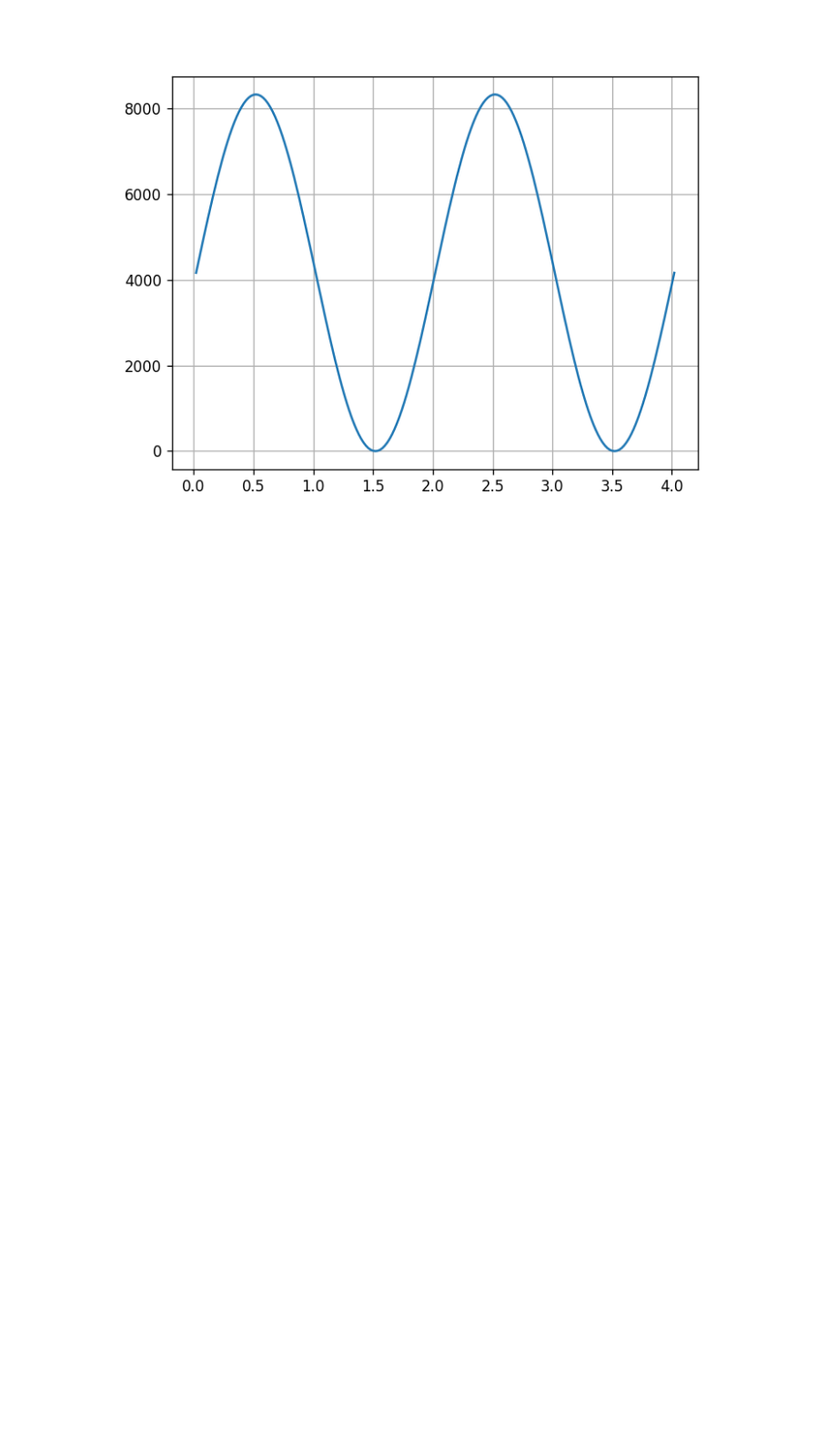
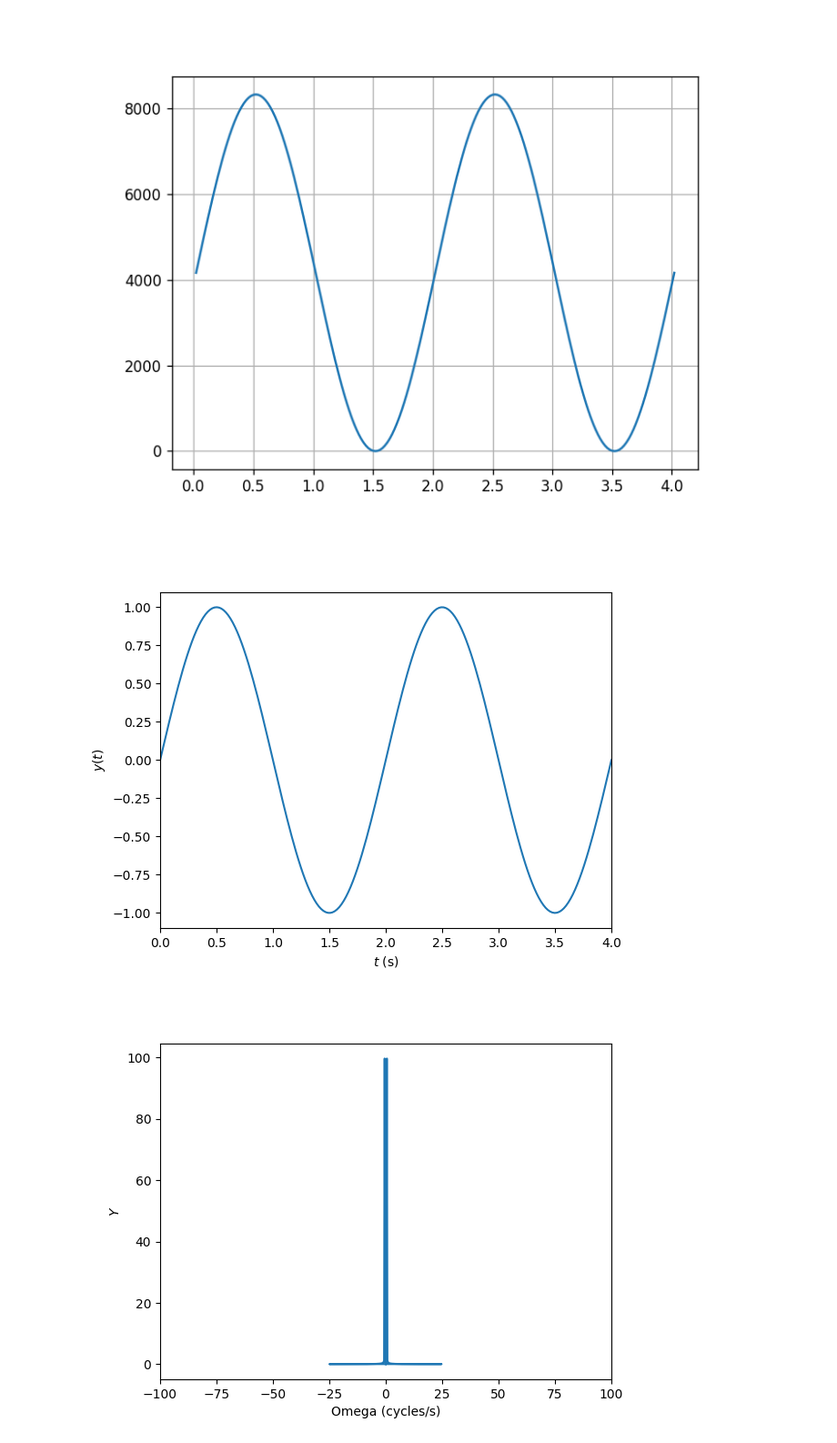
Before and after one commit to Taras2r/FluxCtrlPGE, a Jupyter notebook: FluxCtrl.ipynb, the cells around one changed output. Shown at 91% size. Saved outputs shown, nothing was run; the diff lists cells and outputs as text; code cells hidden in the pictures; blank space fills up the shorter version.

```diff
--- a/FluxCtrl.ipynb
+++ b/FluxCtrl.ipynb
@@ -47,3 +59,34 @@ plt.show()
 # %% [output]
 [figure]
 [figure]
+# %%
+# Generate a signal
+samplingFreq = 50; # sampled at 1 kHz = 1000 samples / second
+tlims = [0,4]        # in seconds
+signalFreq = [0.5,5]; # Cycles / second
+signalMag = [1,0.0]; # magnitude of each sine
+t = np.linspace(tlims[0],tlims[1],(tlims[1]-tlims[0])*samplingFreq)
+y = signalMag[0]*np.sin(2*np.pi*signalFreq[0]*t) + signalMag[1]*np.sin(2*np.pi*signalFreq[1]*t)
+
+# Compute the Fourier transform
+yhat = np.fft.fft(y);
+fcycles = np.fft.fftfreq(len(t),d=1.0/samplingFreq); # the frequencies in cycles/s
+
+# Plot the signal
+# plt.clf()
+plt.figure()
+plt.plot(t,y);
+plt.ylabel("$y(t)$");
+plt.xlabel("$t$ (s)");
+plt.xlim([min(t),max(t)]);
+plt.show()
+
+# Plot the power spectrum
+plt.figure()
+plt.plot(fcycles,np.absolute(yhat));
+plt.xlim([-100,100]);
+plt.xlabel("Omega (cycles/s)");
+plt.ylabel("$Y$");
+# %% [output]
+[figure, added]
+[figure, added]
```
Also changed, not shown: parts of 8 cells of this notebook, 2 other files.
